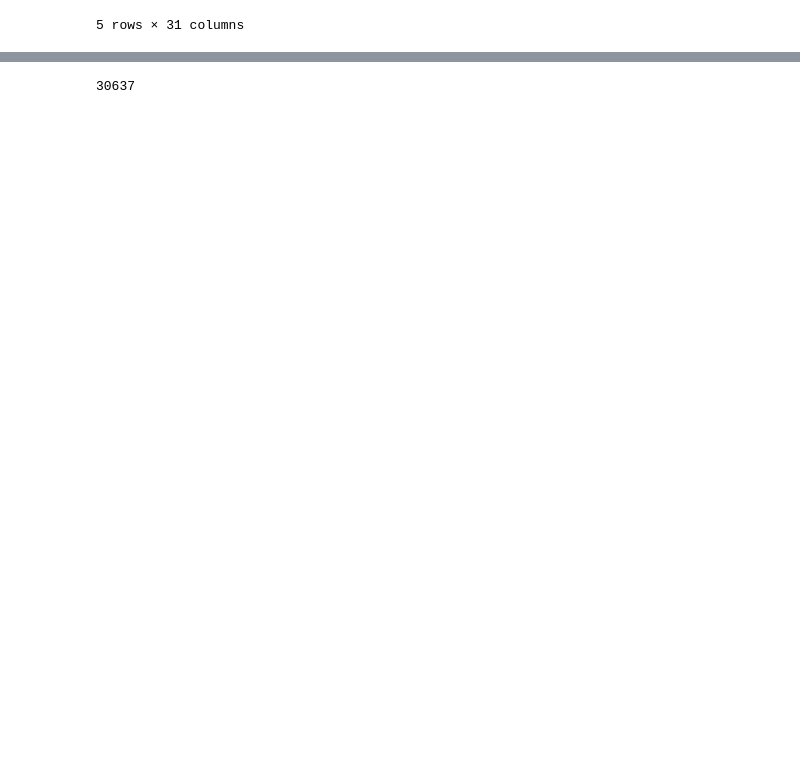
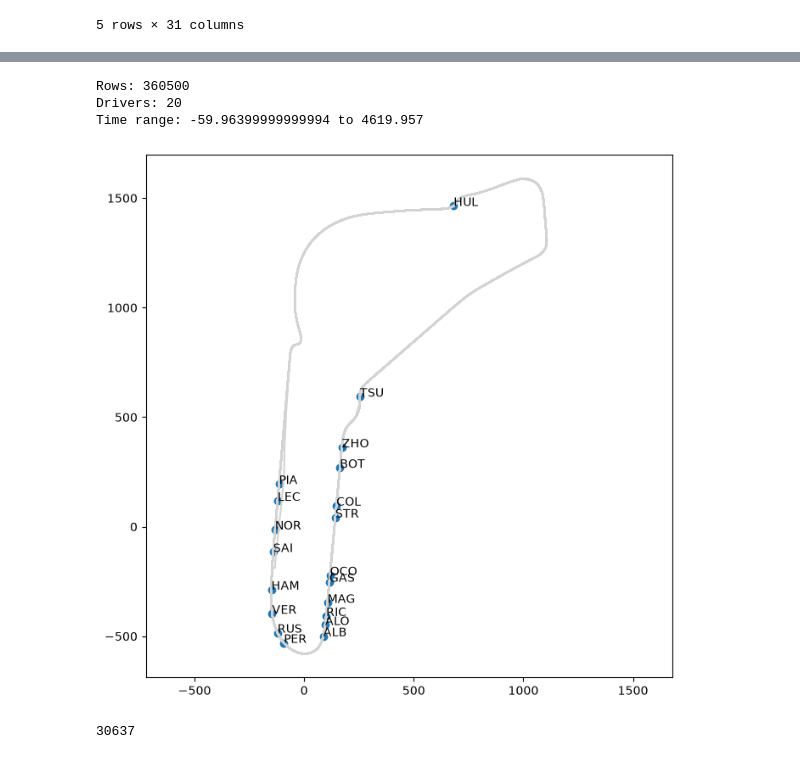
Before and after one commit to vhittuvalli/telemetry-platform, a Jupyter notebook: notebooks/explore_f1.ipynb, the cells around one changed output, grey strips where cells are left out. Drawn from its saved outputs; the diff is of its cells as text; code cells hidden in the pictures; blank space fills up the shorter version.

Commit message:
feat(telemetry): build full race replay for all drivers on a shared clock

```diff
--- a/notebooks/explore_f1.ipynb
+++ b/notebooks/explore_f1.ipynb
@@ -137,6 +137,35 @@ std.describe()
 | 50% | 3988.630000 | 0.000000 | 143.700000 | 187.600000 | 176.000000 | 99.000000 | 0.0 | 5.0 | 10084.000000 | 0.0 |
 | 75% | 5972.670000 | 268.200000 | 1037.800000 | 192.500000 | 281.000000 | 100.000000 | 0.0 | 7.0 | 11190.000000 | 1.0 |
 | max | 7970.451000 | 1106.800000 | 1588.300000 | 196.700000 | 347.000000 | 104.000000 | 1.0 | 8.0 | 12322.000000 | 14.0 |
+# %%
+from telemetry.f1 import build_race_replay
+
+replay = build_race_replay(session)
+
+print("Rows:", len(replay))
+print("Drivers:", replay["vehicle_id"].nunique())
+print("Time range:", replay["time"].min(), "to", replay["time"].max())
+# %% [output]
+Rows: 360500
+Drivers: 20
+Time range: -59.96399999999994 to 4619.957
+# %%
+import matplotlib.pyplot as plt
+
+t = 600  # 10 minutes into the session
+snap = replay[(replay["time"] > t - 0.5) & (replay["time"] < t + 0.5)]
+snap = snap.groupby("vehicle_id").first()
+
+plt.figure(figsize=(8, 8))
+plt.plot(replay[replay["vehicle_id"] == "LEC"]["x"],
+         replay[replay["vehicle_id"] == "LEC"]["y"], color="lightgray")
+plt.scatter(snap["x"], snap["y"])
+for code, row in snap.iterrows():
+    plt.annotate(code, (row["x"], row["y"]))
+plt.axis("equal")
+plt.show()
+# %% [output]
+[figure, added]
 # %%
 from telemetry.f1 import get_driver_telemetry
 
```
Also changed, not shown: 1 other file.
